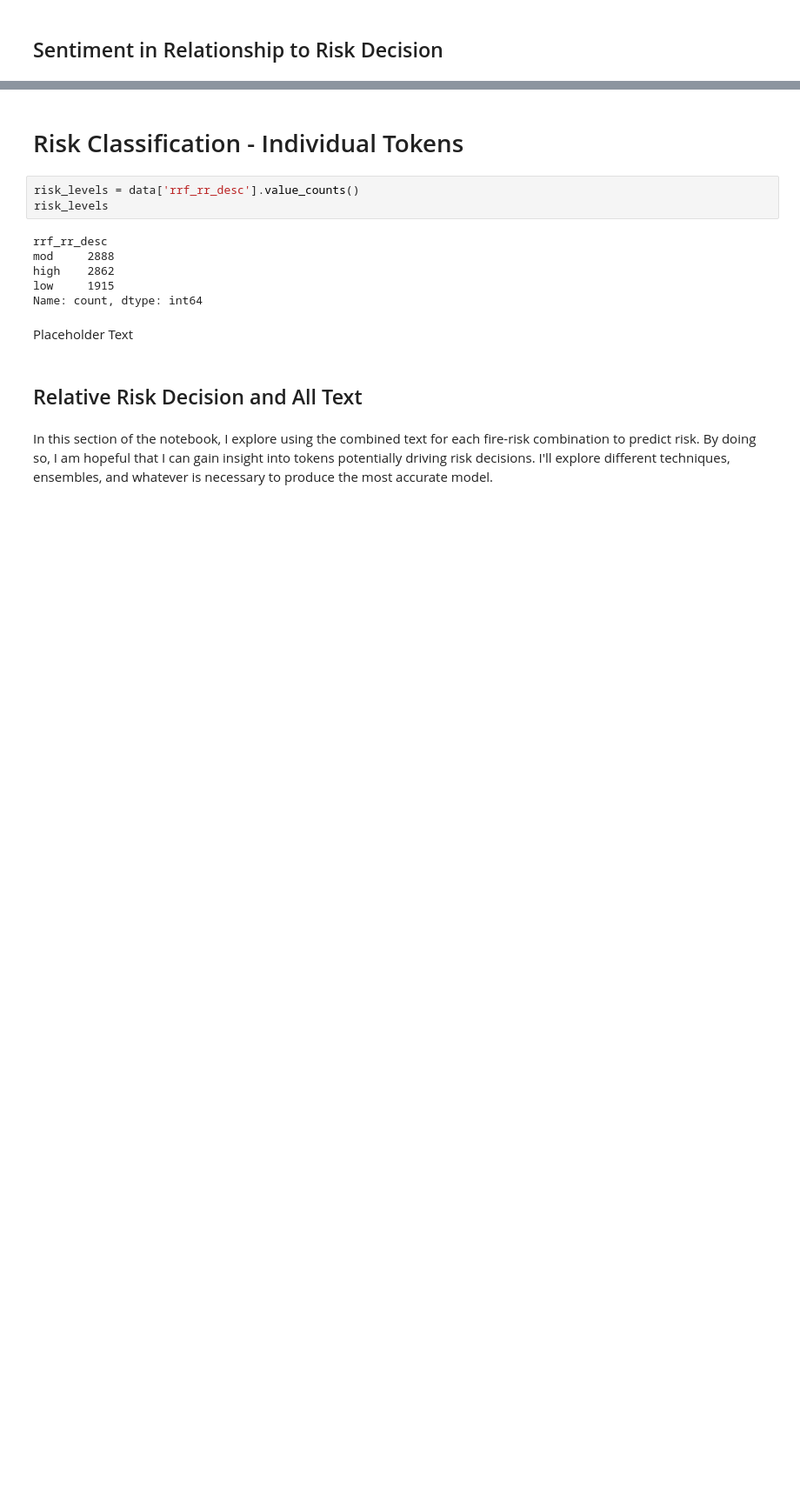
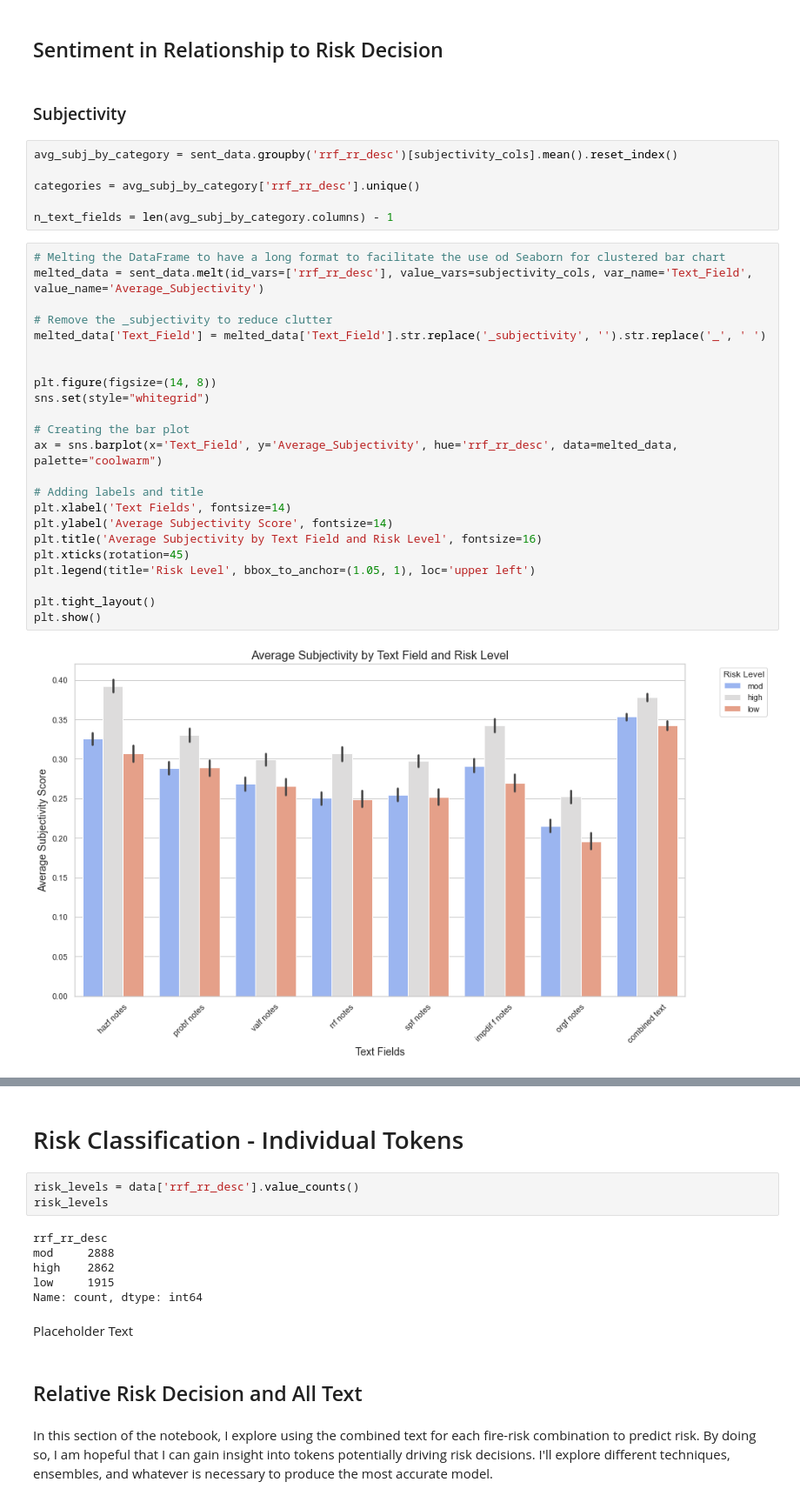
Before and after one commit to aidanwagers/Capstone-Fire-Text-Analysis, a Jupyter notebook: Product Notebook.ipynb, the cells around one changed output, grey strips where cells are left out. Shown at 87% size. Drawn from its saved outputs; the diff is of its cells as text; blank space fills up the shorter version.

```diff
--- a/Product Notebook.ipynb
+++ b/Product Notebook.ipynb
@@ -937,2 +1126,35 @@ Word: suppression
 # %% [markdown]
 ## Sentiment in Relationship to Risk Decision
+# %% [markdown]
+### Subjectivity
+# %%
+avg_subj_by_category = sent_data.groupby('rrf_rr_desc')[subjectivity_cols].mean().reset_index()
+
+categories = avg_subj_by_category['rrf_rr_desc'].unique()
+
+n_text_fields = len(avg_subj_by_category.columns) - 1
+# %%
+# Melting the DataFrame to have a long format to facilitate the use od Seaborn for clustered bar chart
+melted_data = sent_data.melt(id_vars=['rrf_rr_desc'], value_vars=subjectivity_cols, var_name='Text_Field', value_name='Average_Subjectivity')
+
+# Remove the _subjectivity to reduce clutter
+melted_data['Text_Field'] = melted_data['Text_Field'].str.replace('_subjectivity', '').str.replace('_', ' ')
+
+
+plt.figure(figsize=(14, 8))
+sns.set(style="whitegrid")
+
+# Creating the bar plot
+ax = sns.barplot(x='Text_Field', y='Average_Subjectivity', hue='rrf_rr_desc', data=melted_data, palette="coolwarm")
+
+# Adding labels and title
+plt.xlabel('Text Fields', fontsize=14)
+plt.ylabel('Average Subjectivity Score', fontsize=14)
+plt.title('Average Subjectivity by Text Field and Risk Level', fontsize=16)
+plt.xticks(rotation=45)
+plt.legend(title='Risk Level', bbox_to_anchor=(1.05, 1), loc='upper left')
+
+plt.tight_layout()
+plt.show()
+# %% [output]
+[figure, added]
```
Also changed, not shown: parts of 63 cells of this notebook.
